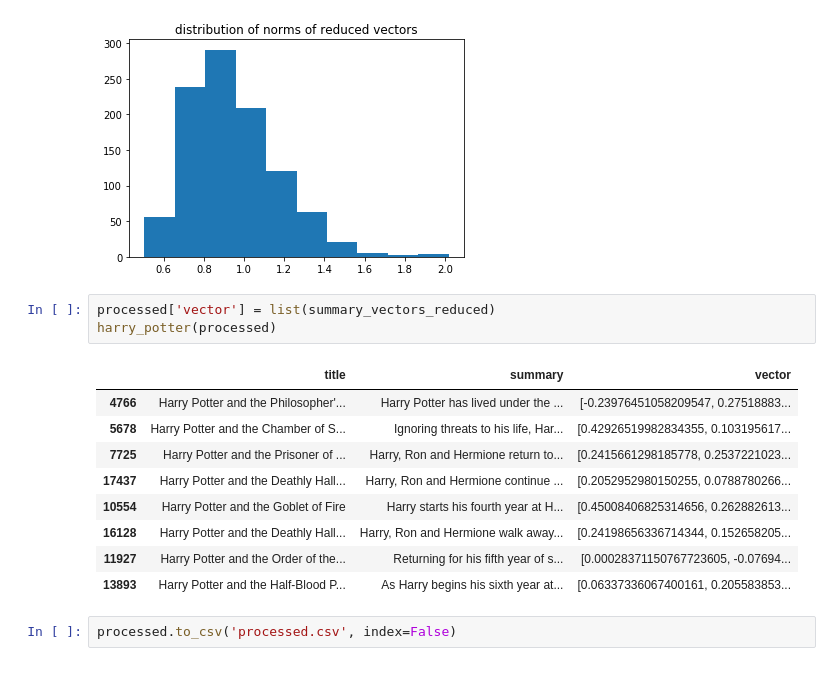
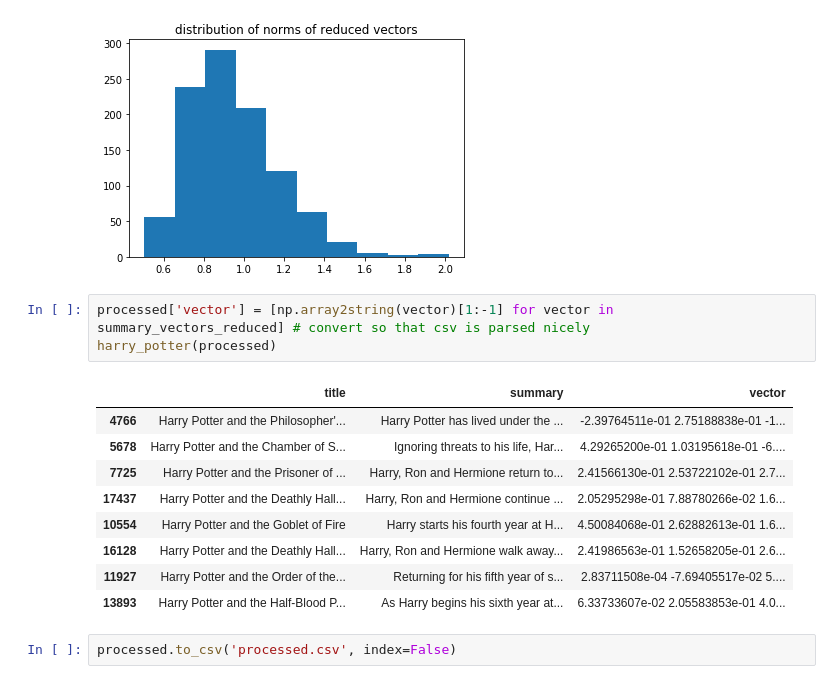
Before and after one commit to malyvsen/inverse-ai, a Jupyter notebook: data/movies/process.ipynb, the cells around one changed output. Drawn from its saved outputs; the diff is of its cells as text.

Commit message:
convert movie vectors to string

```diff
--- a/data/movies/process.ipynb
+++ b/data/movies/process.ipynb
@@ -114,18 +114,18 @@ plt.hist([np.linalg.norm(vector) for vector in summary_vectors_reduced])
 plt.show()
 # %% [output]
 [figure]
-# %%
-processed['vector'] = list(summary_vectors_reduced)
-harry_potter(processed)
-# %% [output]
-|  | title | summary | vector |
-| 4766 | Harry Potter and the Philosopher'... | Harry Potter has lived under the ... | [-0.23976451058209547, 0.27518883... |
-| 5678 | Harry Potter and the Chamber of S... | Ignoring threats to his life, Har... | [0.42926519982834355, 0.103195617... |
-| 7725 | Harry Potter and the Prisoner of ... | Harry, Ron and Hermione return to... | [0.2415661298185778, 0.2537221023... |
-| 17437 | Harry Potter and the Deathly Hall... | Harry, Ron and Hermione continue ... | [0.2052952980150255, 0.0788780266... |
-| 10554 | Harry Potter and the Goblet of Fire | Harry starts his fourth year at H... | [0.45008406825314656, 0.262882613... |
-| 16128 | Harry Potter and the Deathly Hall... | Harry, Ron and Hermione walk away... | [0.24198656336714344, 0.152658205... |
-| 11927 | Harry Potter and the Order of the... | Returning for his fifth year of s... | [0.00028371150767723605, -0.07694... |
-| 13893 | Harry Potter and the Half-Blood P... | As Harry begins his sixth year at... | [0.06337336067400161, 0.205583853... |
+# %%
+processed['vector'] = [np.array2string(vector)[1:-1] for vector in summary_vectors_reduced] # convert so that csv is parsed nicely
+harry_potter(processed)
+# %% [output]
+|  | title | summary | vector |
+| 4766 | Harry Potter and the Philosopher'... | Harry Potter has lived under the ... | -2.39764511e-01 2.75188838e-01 -1... |
+| 5678 | Harry Potter and the Chamber of S... | Ignoring threats to his life, Har... | 4.29265200e-01 1.03195618e-01 -6.... |
+| 7725 | Harry Potter and the Prisoner of ... | Harry, Ron and Hermione return to... | 2.41566130e-01 2.53722102e-01 2.7... |
+| 17437 | Harry Potter and the Deathly Hall... | Harry, Ron and Hermione continue ... | 2.05295298e-01 7.88780266e-02 1.6... |
+| 10554 | Harry Potter and the Goblet of Fire | Harry starts his fourth year at H... | 4.50084068e-01 2.62882613e-01 1.6... |
+| 16128 | Harry Potter and the Deathly Hall... | Harry, Ron and Hermione walk away... | 2.41986563e-01 1.52658205e-01 2.6... |
+| 11927 | Harry Potter and the Order of the... | Returning for his fifth year of s... | 2.83711508e-04 -7.69405517e-02 5.... |
+| 13893 | Harry Potter and the Half-Blood P... | As Harry begins his sixth year at... | 6.33733607e-02 2.05583853e-01 4.0... |
 # %%
 processed.to_csv('processed.csv', index=False)
```
Also changed, not shown: 1 other file.
